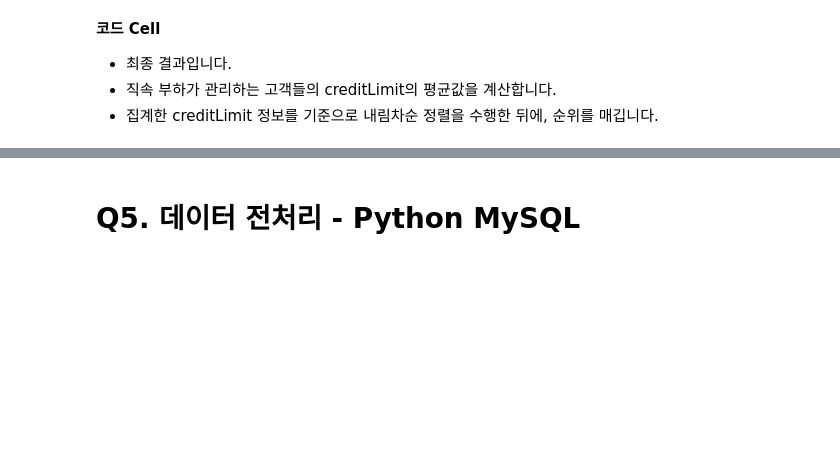
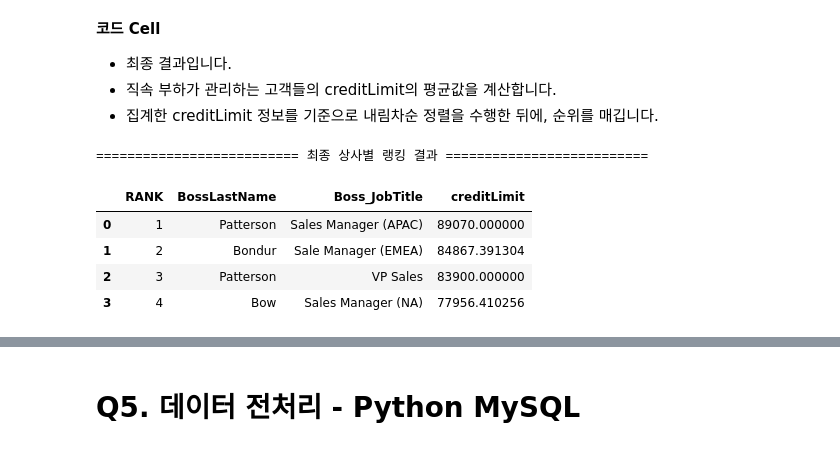
Before and after one commit to clsrn7494-crypto/S2, a Jupyter notebook: 10주차_과제_문제지.ipynb, the cells around one changed output, grey strips where cells are left out. Drawn from its saved outputs; the diff is of its cells as text; code cells hidden in the pictures; blank space fills up the shorter version.

```diff
--- a/10주차_과제_문제지.ipynb
+++ b/10주차_과제_문제지.ipynb
@@ -388,20 +631,28 @@ display(step4_final.head(20)) # 여러 행을 보여주기 위해 20개 출력
 - 직속 부하가 관리하는 고객들의 creditLimit의 평균값을 계산합니다.
 - 집계한 creditLimit 정보를 기준으로 내림차순 정렬을 수행한 뒤에, 순위를 매깁니다.
 # %%
+target_cols = ['BossLastName', 'Boss_JobTitle', 'Reporter_LastName', 'Reporter_JobTitle', 'Reporter_EmpNumber', 'salesRepEmployeeNumber', 'customerName', 'creditLimit']
+step4_final = merge_all[target_cols]
 
-# [추가] 최종 랭킹 산출 (image_8ead6d 반영)
-# 1. 고객이 없어 creditLimit이 NaN인 상사는 제외
-# 2. 평균 creditLimit 기준 내림차순 정렬
-final_rank = final_agg.dropna(subset=['creditLimit']).sort_values(by='creditLimit', ascending=False).reset_index(drop=True)
+# 5. [최종 단계] 상사(Boss)별 신용한도(creditLimit) 평균 랭킹 산출
+final_rank = step4_final.groupby(['BossLastName', 'Boss_JobTitle'])['creditLimit'].mean().reset_index()
 
-# 3. RANK 컬럼 추가 (1등부터 시작)
+# 고객 데이터가 없어 creditLimit이 NaN인 상사는 제외 및 내림차순 정렬
+final_rank = final_rank.dropna(subset=['creditLimit'])
+final_rank = final_rank.sort_values(by='creditLimit', ascending=False).reset_index(drop=True)
+
+# RANK 컬럼 추가
 final_rank.insert(0, 'RANK', range(1, len(final_rank) + 1))
 
-# 4. 이미지와 동일하게 컬럼명 대문자 처리 (선택 사항)
-final_rank = final_rank.rename(columns={'Boss_JobTitle': 'BOSS_jobTitle'})
-
-print("\n-------------------------- 최종 랭킹 결과 --------------------------")
+print("\n========================== 최종 상사별 랭킹 결과 ==========================")
 display(final_rank)
+# %% [output]
+========================== 최종 상사별 랭킹 결과 ==========================
+|  | RANK | BossLastName | Boss_JobTitle | creditLimit |
+| 0 | 1 | Patterson | Sales Manager (APAC) | 89070.000000 |
+| 1 | 2 | Bondur | Sale Manager (EMEA) | 84867.391304 |
+| 2 | 3 | Patterson | VP Sales | 83900.000000 |
+| 3 | 4 | Bow | Sales Manager (NA) | 77956.410256 |
 # %% [markdown]
 <img src="./참고이미지/Q4/Q4_4.png" width="40%">
 # %% [markdown]
```
Also changed, not shown: parts of 24 cells of this notebook.
